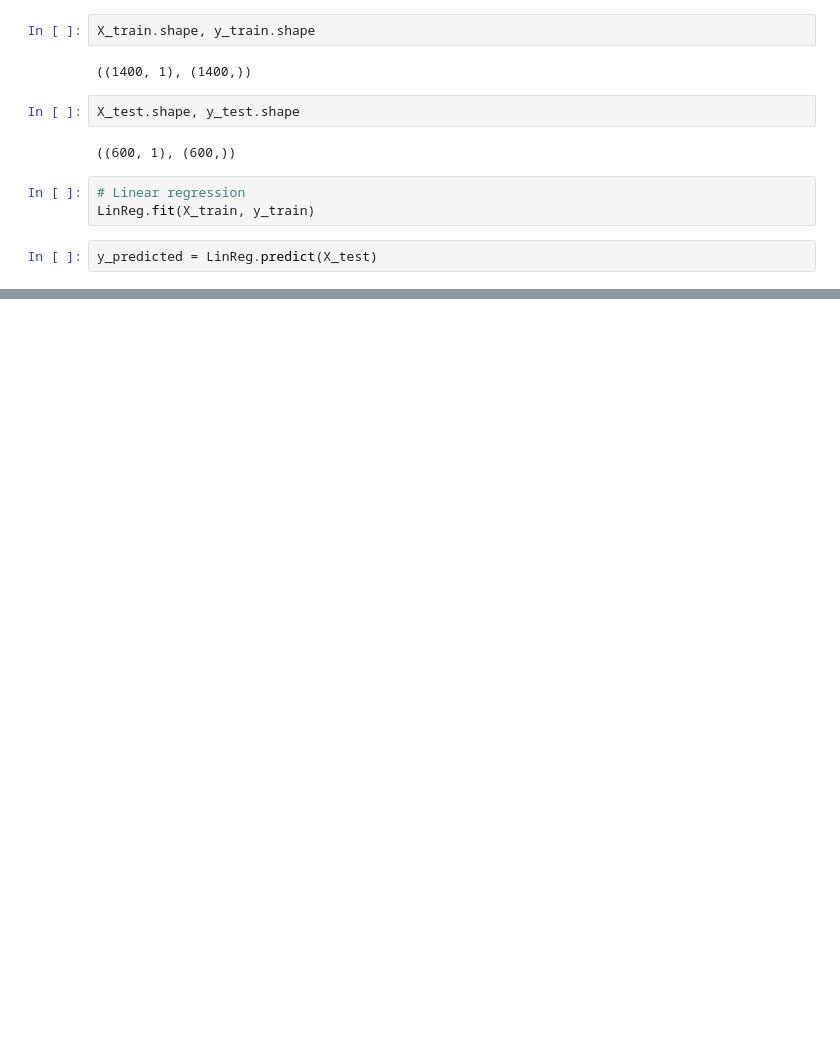
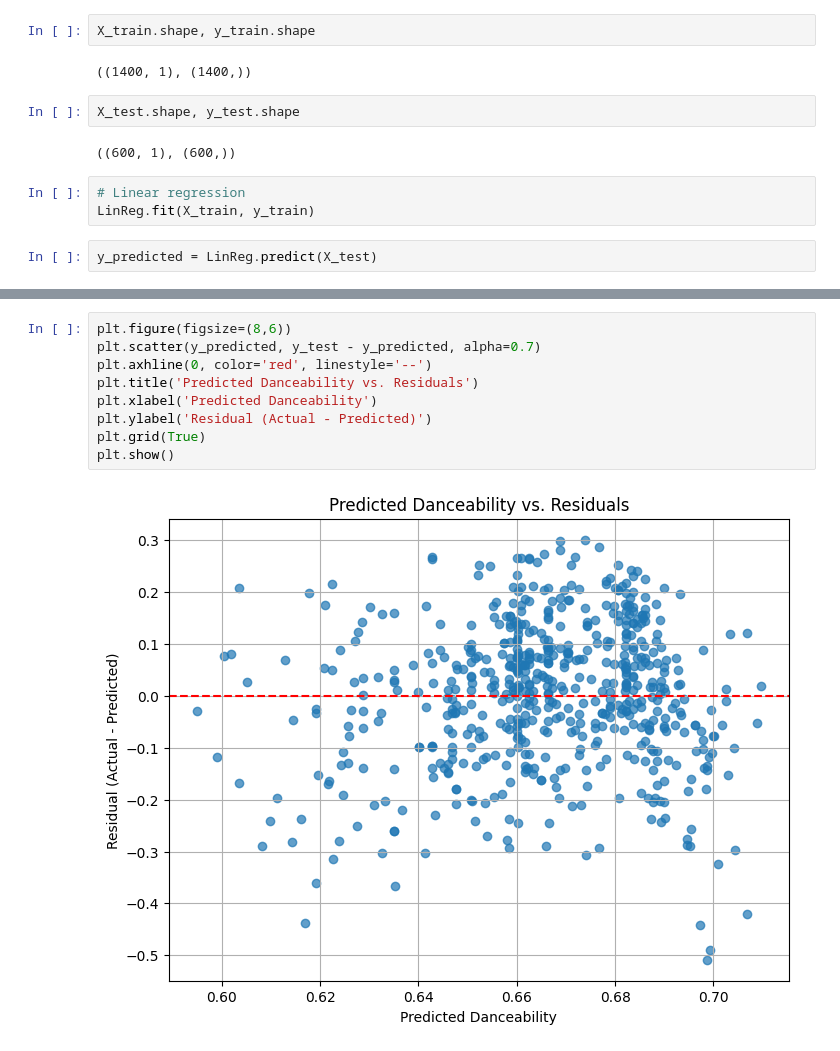
Before and after one commit to nevradiker/DATA201, a Jupyter notebook: Project_2.ipynb, the cells around one changed output, grey strips where cells are left out. Cells and saved outputs as stored; diff of their text form; blank space fills up the shorter version.

```diff
--- a/Project_2.ipynb
+++ b/Project_2.ipynb
@@ -249,0 +260,11 @@ print(LinReg.intercept_)
+# %%
+plt.figure(figsize=(8,6))
+plt.scatter(y_predicted, y_test - y_predicted, alpha=0.7)
+plt.axhline(0, color='red', linestyle='--')
+plt.title('Predicted Danceability vs. Residuals')
+plt.xlabel('Predicted Danceability')
+plt.ylabel('Residual (Actual - Predicted)')
+plt.grid(True)
+plt.show()
+# %% [output]
+[figure, added]
```
Also changed, not shown: parts of 17 cells of this notebook.
